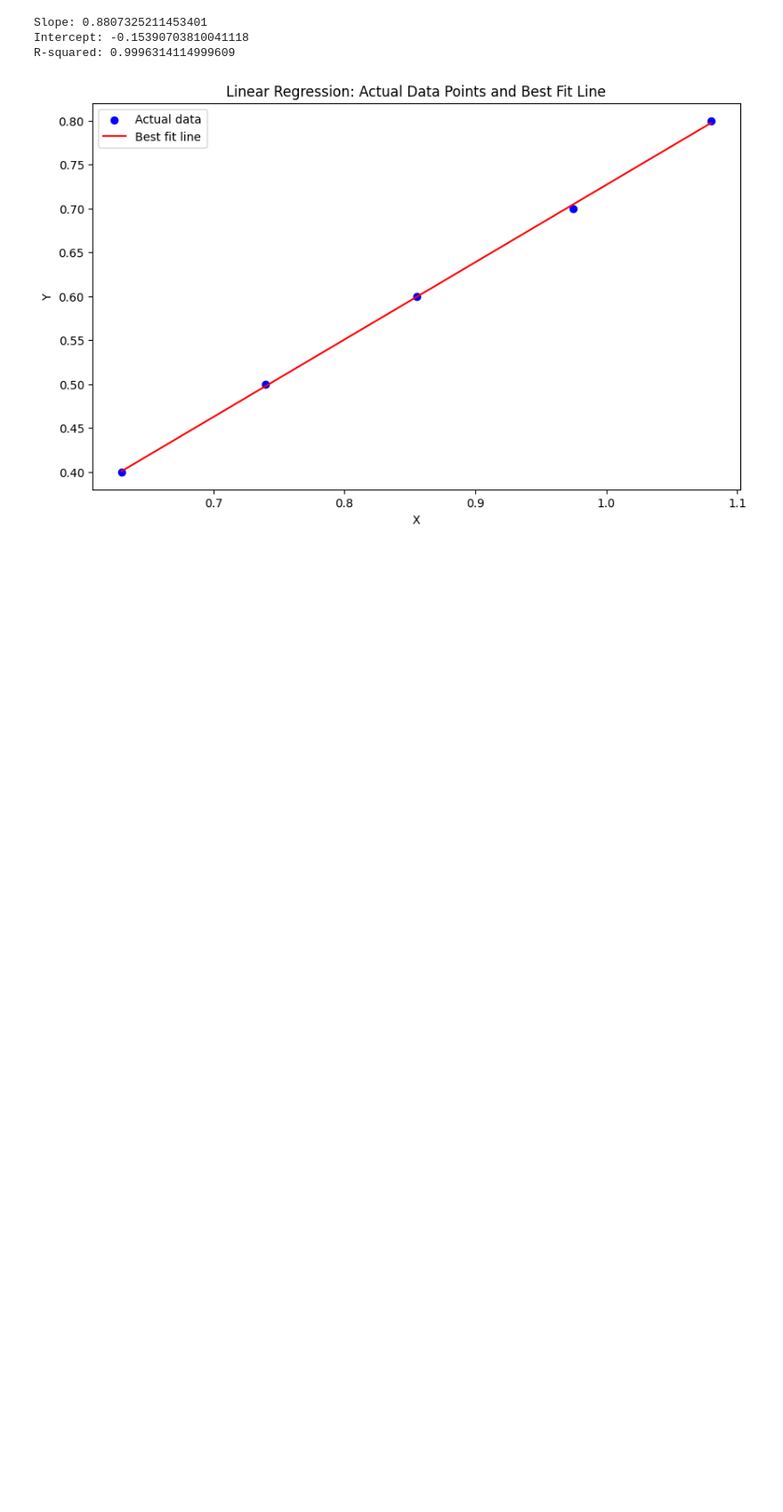
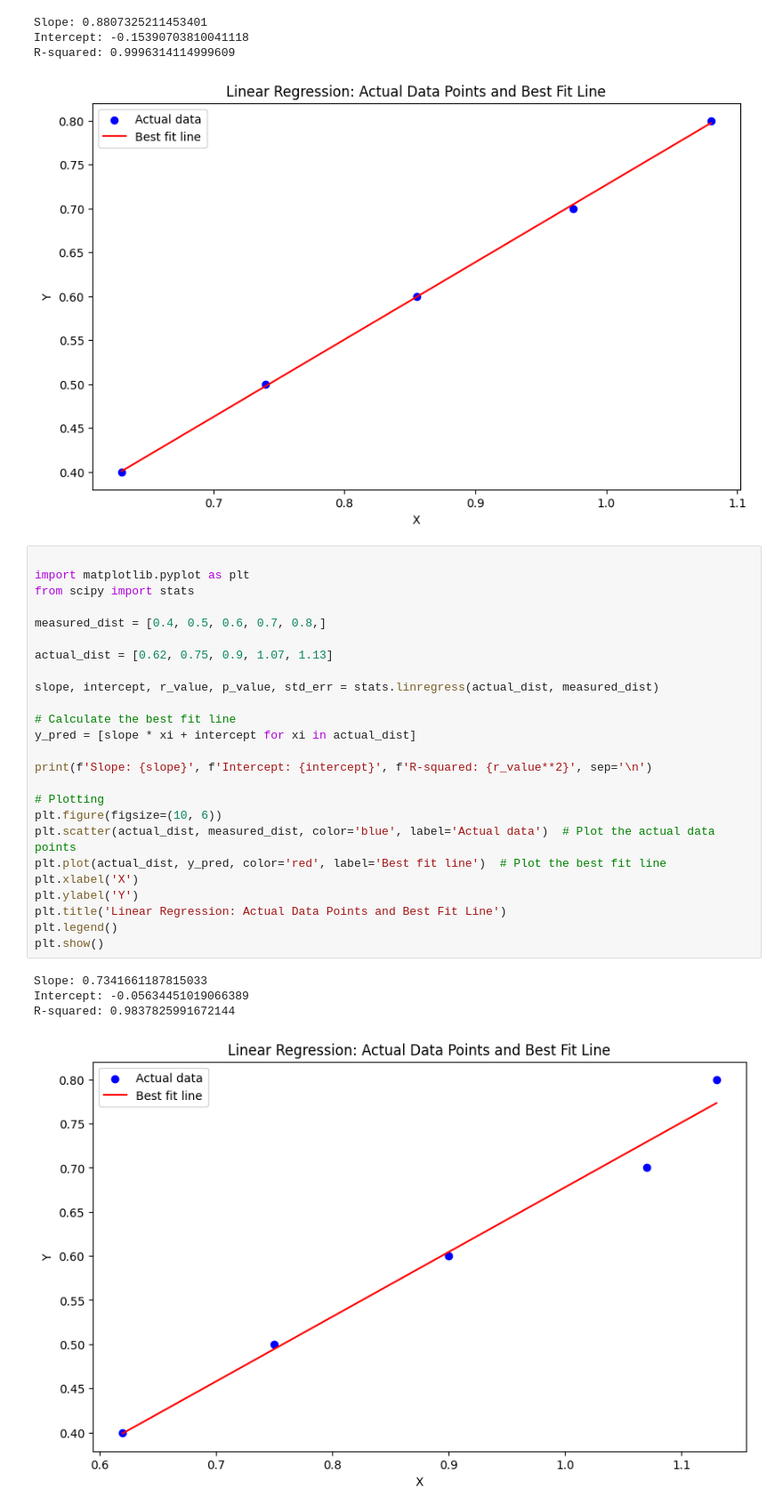
Before and after one commit to ES0R/34755-Birdie, a Jupyter notebook: vision/camera_calibration.ipynb, the cells around one changed output. Shown: that part at 89% size. Saved outputs shown, nothing was run; the diff lists cells and outputs as text; blank space fills up the shorter version.

Commit message:
new plots

```diff
--- a/vision/camera_calibration.ipynb
+++ b/vision/camera_calibration.ipynb
@@ -28,3 +28,33 @@ Slope: 0.8807325211453401
 Intercept: -0.15390703810041118
 R-squared: 0.9996314114999609
 [figure]
+# %%
+
+import matplotlib.pyplot as plt
+from scipy import stats
+
+measured_dist = [0.4, 0.5, 0.6, 0.7, 0.8,]
+
+actual_dist = [0.62, 0.75, 0.9, 1.07, 1.13]
+
+slope, intercept, r_value, p_value, std_err = stats.linregress(actual_dist, measured_dist)
+
+# Calculate the best fit line
+y_pred = [slope * xi + intercept for xi in actual_dist]
+
+print(f'Slope: {slope}', f'Intercept: {intercept}', f'R-squared: {r_value**2}', sep='\n')
+
+# Plotting
+plt.figure(figsize=(10, 6))
+plt.scatter(actual_dist, measured_dist, color='blue', label='Actual data')  # Plot the actual data points
+plt.plot(actual_dist, y_pred, color='red', label='Best fit line')  # Plot the best fit line
+plt.xlabel('X')
+plt.ylabel('Y')
+plt.title('Linear Regression: Actual Data Points and Best Fit Line')
+plt.legend()
+plt.show()
+# %% [output]
+Slope: 0.7341661187815033
+Intercept: -0.05634451019066389
+R-squared: 0.9837825991672144
+[figure, added]
```
Also changed, not shown: parts of 1 cell of this notebook, 1 other file.
